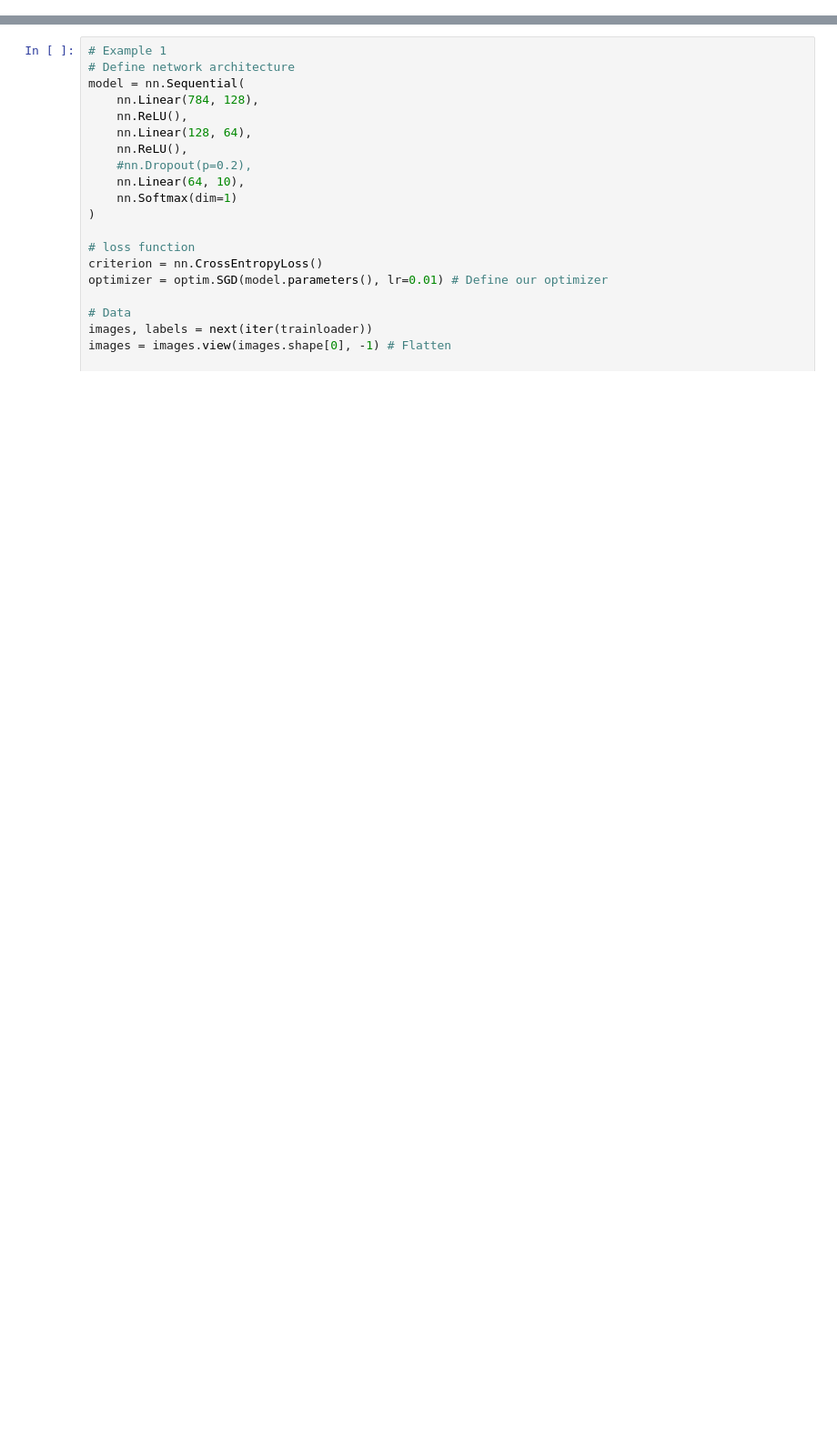
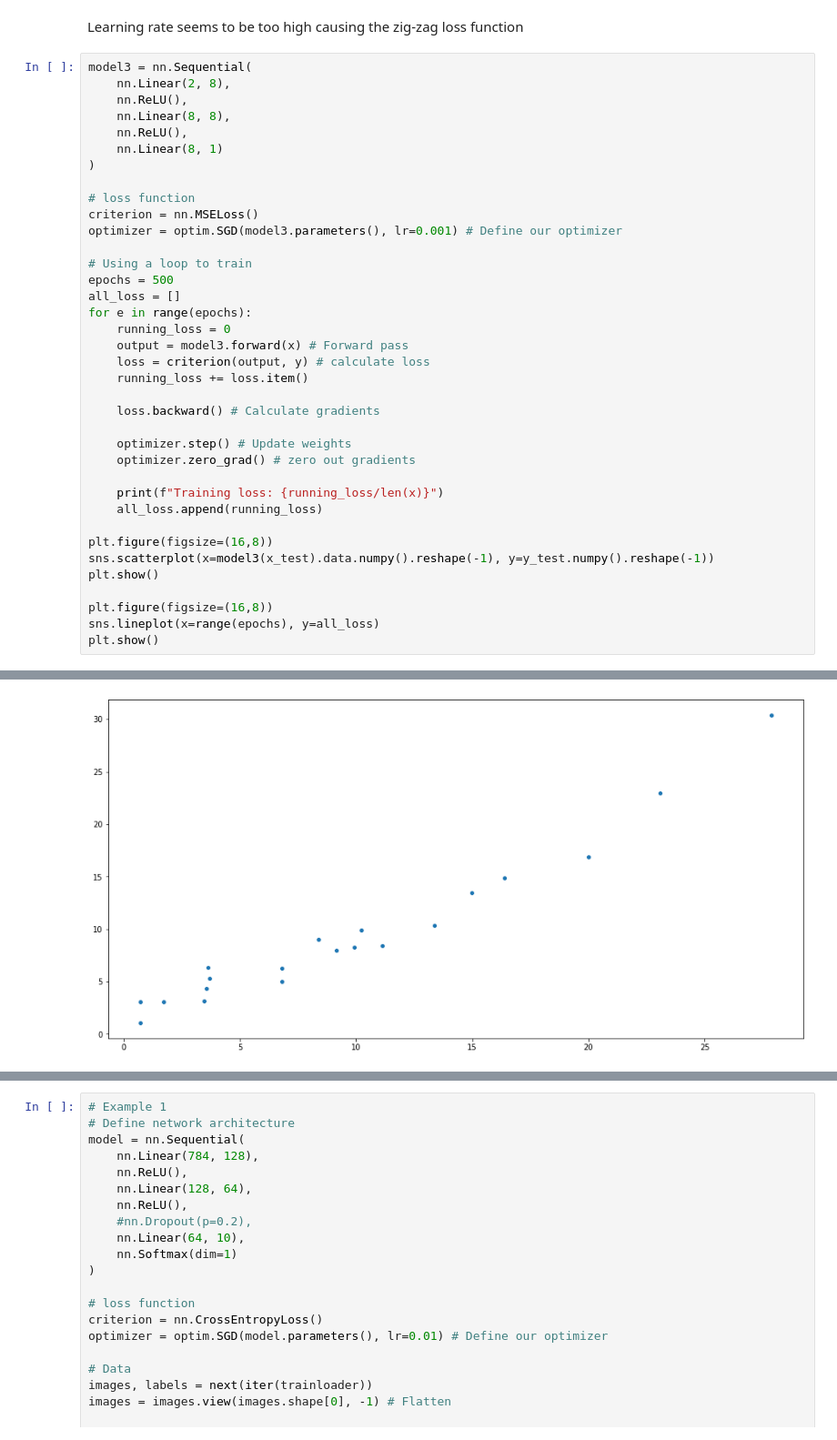
Before and after one commit to cjwbrandon/data-science, a Jupyter notebook: deep-learning/learning-pytorch/Trying out PyTorch.ipynb, the cells around one changed output, grey strips where cells are left out. Shown at 91% size. Cells and saved outputs as stored; diff of their text form; blank space fills up the shorter version.

```diff
--- a/deep-learning/learning-pytorch/Trying out PyTorch.ipynb
+++ b/deep-learning/learning-pytorch/Trying out PyTorch.ipynb
@@ -8,0 +231,40 @@ from torchvision import datasets, transforms
+# %% [markdown]
+Learning rate seems to be too high causing the zig-zag loss function
+# %%
+model3 = nn.Sequential(
+    nn.Linear(2, 8),
+    nn.ReLU(),
+    nn.Linear(8, 8),
+    nn.ReLU(),
+    nn.Linear(8, 1)
+)
+
+# loss function
+criterion = nn.MSELoss()
+optimizer = optim.SGD(model3.parameters(), lr=0.001) # Define our optimizer
+
+# Using a loop to train
+epochs = 500
+all_loss = []
+for e in range(epochs):
+    running_loss = 0
+    output = model3.forward(x) # Forward pass
+    loss = criterion(output, y) # calculate loss
+    running_loss += loss.item()
+
+    loss.backward() # Calculate gradients
+
+    optimizer.step() # Update weights
+    optimizer.zero_grad() # zero out gradients
+
+    print(f"Training loss: {running_loss/len(x)}")
+    all_loss.append(running_loss)
+
+plt.figure(figsize=(16,8))
+sns.scatterplot(x=model3(x_test).data.numpy().reshape(-1), y=y_test.numpy().reshape(-1))
+plt.show()
+
+plt.figure(figsize=(16,8))
+sns.lineplot(x=range(epochs), y=all_loss)
+plt.show()
+# %% [output]
@@ -8,0 +288 @@ from torchvision import datasets, transforms
+[figure, added]
```
Also changed, not shown: parts of 23 cells of this notebook.
